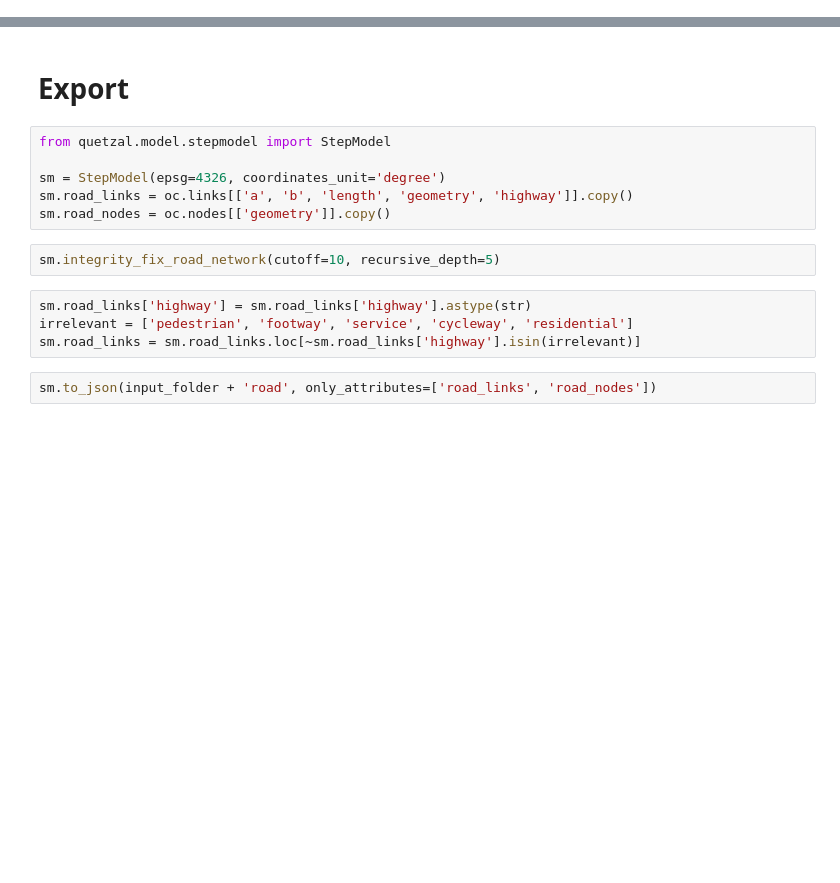
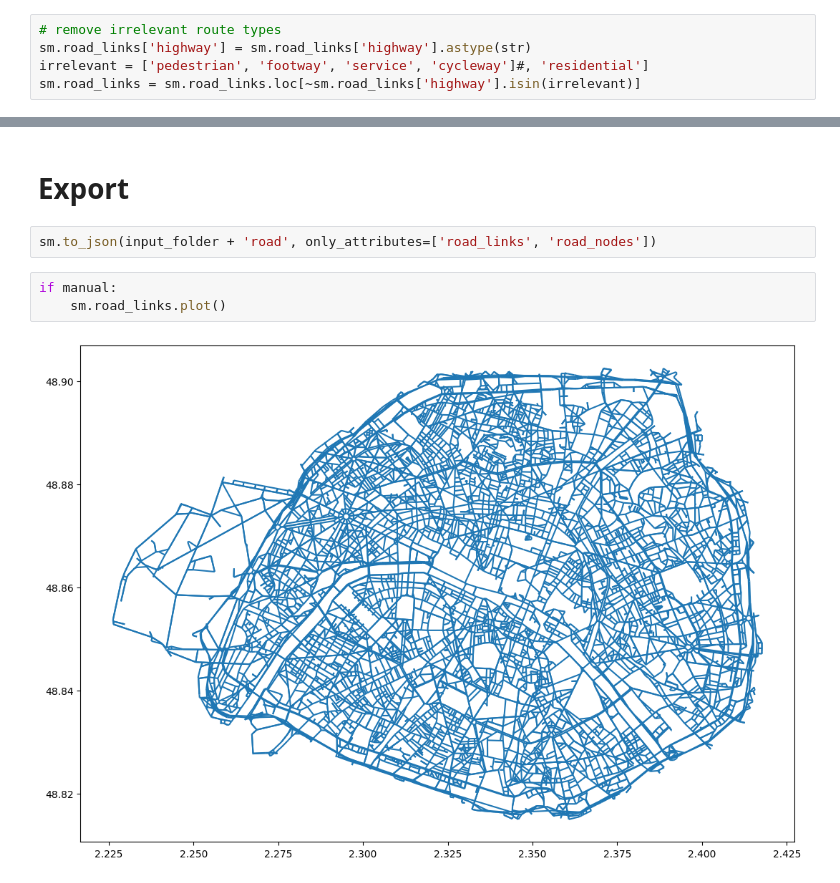
Before and after one commit to systragroup/quetzal_paris, a Jupyter notebook: notebooks/transport/A10_OpenStreetMap.ipynb, the cells around one changed output, grey strips where cells are left out. Drawn from its saved outputs; the diff is of its cells as text; blank space fills up the shorter version.

```diff
--- a/notebooks/transport/A10_OpenStreetMap.ipynb
+++ b/notebooks/transport/A10_OpenStreetMap.ipynb
@@ -71,0 +80,5 @@ oc.fix_nodeset_consistency()
+# %%
+# remove irrelevant route types
+sm.road_links['highway'] = sm.road_links['highway'].astype(str)
+irrelevant = ['pedestrian', 'footway', 'service', 'cycleway']#, 'residential']
+sm.road_links = sm.road_links.loc[~sm.road_links['highway'].isin(irrelevant)]
@@ -72,16 +87,9 @@ oc.fix_nodeset_consistency()
 # %% [markdown]
 # Export
-# %%
-from quetzal.model.stepmodel import StepModel
-
-sm = StepModel(epsg=4326, coordinates_unit='degree')
-sm.road_links = oc.links[['a', 'b', 'length', 'geometry', 'highway']].copy()
-sm.road_nodes = oc.nodes[['geometry']].copy()
-# %%
-sm.integrity_fix_road_network(cutoff=10, recursive_depth=5)
-# %%
-sm.road_links['highway'] = sm.road_links['highway'].astype(str)
-irrelevant = ['pedestrian', 'footway', 'service', 'cycleway', 'residential']
-sm.road_links = sm.road_links.loc[~sm.road_links['highway'].isin(irrelevant)]
 # %%
 sm.to_json(input_folder + 'road', only_attributes=['road_links', 'road_nodes'])
+# %%
+if manual:
+    sm.road_links.plot()
+# %% [output]
+[figure, added]
```
Also changed, not shown: parts of 6 cells of this notebook, 43 other files.
